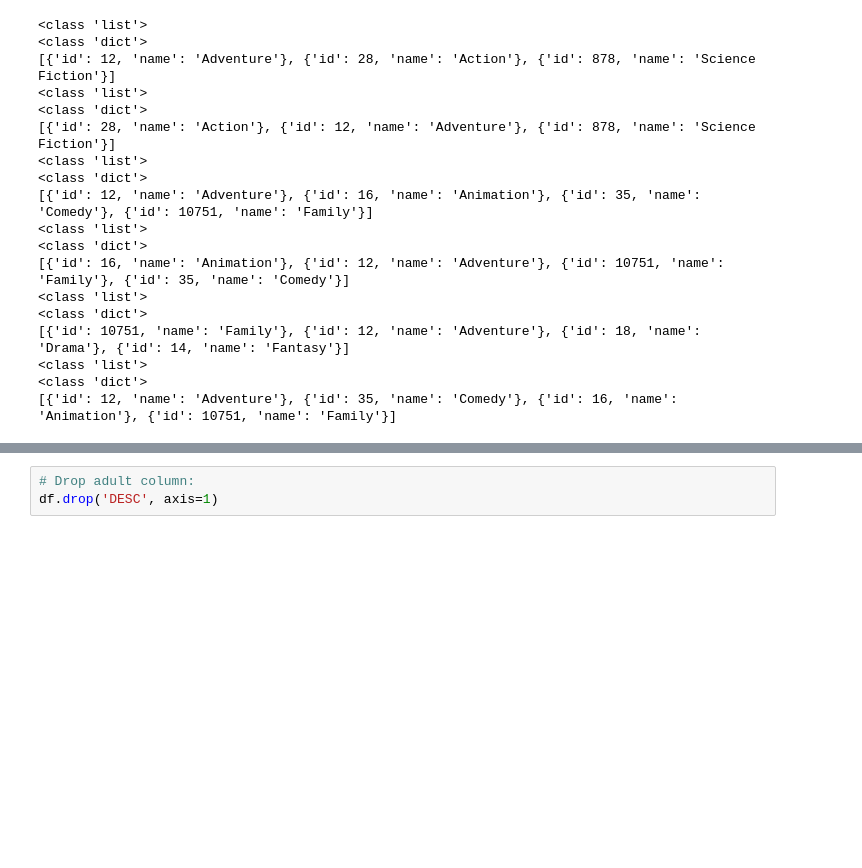
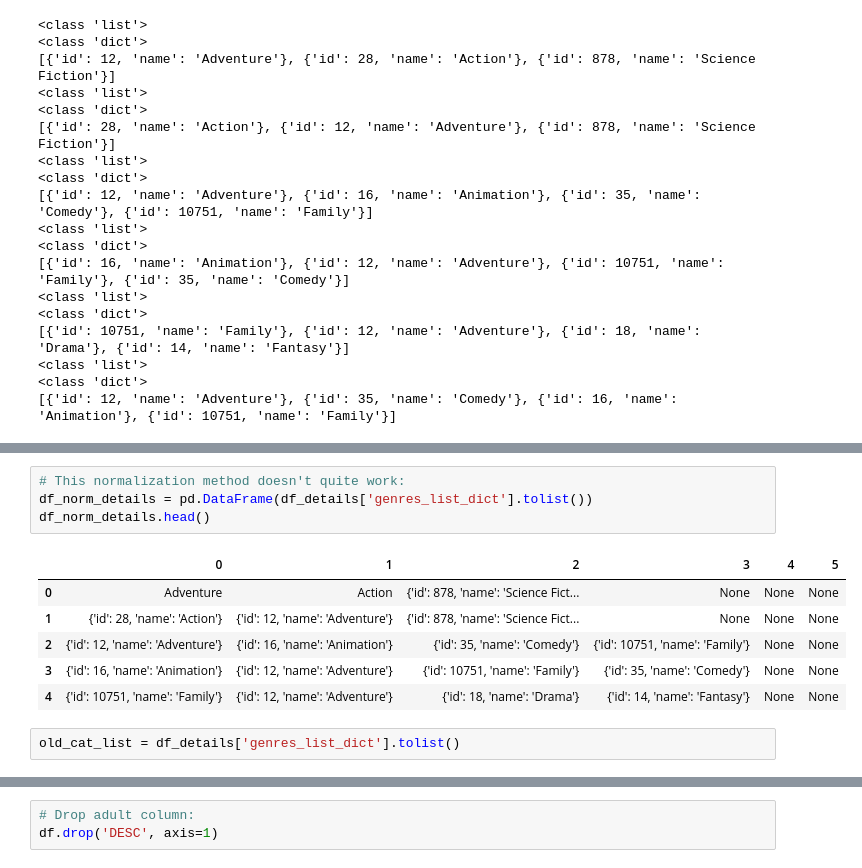
Before and after one commit to clairesarraille/tmdb, a Jupyter notebook: dsc-mod-1-project-v2-1-online-ds-sp-000-master/student.ipynb, the cells around one changed output, grey strips where cells are left out. Saved outputs shown, nothing was run; the diff lists cells and outputs as text; blank space fills up the shorter version.

```diff
--- a/dsc-mod-1-project-v2-1-online-ds-sp-000-master/student.ipynb
+++ b/dsc-mod-1-project-v2-1-online-ds-sp-000-master/student.ipynb
@@ -432,0 +413,13 @@ for mystery in my_sample:
+# %%
+# This normalization method doesn't quite work:
+df_norm_details = pd.DataFrame(df_details['genres_list_dict'].tolist())
+df_norm_details.head()
+# %% [output]
+|  | 0 | 1 | 2 | 3 | 4 | 5 |
+| 0 | Adventure | Action | {'id': 878, 'name': 'Science Fict... | None | None | None |
+| 1 | {'id': 28, 'name': 'Action'} | {'id': 12, 'name': 'Adventure'} | {'id': 878, 'name': 'Science Fict... | None | None | None |
+| 2 | {'id': 12, 'name': 'Adventure'} | {'id': 16, 'name': 'Animation'} | {'id': 35, 'name': 'Comedy'} | {'id': 10751, 'name': 'Family'} | None | None |
+| 3 | {'id': 16, 'name': 'Animation'} | {'id': 12, 'name': 'Adventure'} | {'id': 10751, 'name': 'Family'} | {'id': 35, 'name': 'Comedy'} | None | None |
+| 4 | {'id': 10751, 'name': 'Family'} | {'id': 12, 'name': 'Adventure'} | {'id': 18, 'name': 'Drama'} | {'id': 14, 'name': 'Fantasy'} | None | None |
+# %%
+old_cat_list = df_details['genres_list_dict'].tolist()
```
Also changed, not shown: parts of 7 cells of this notebook, 2 other files.
